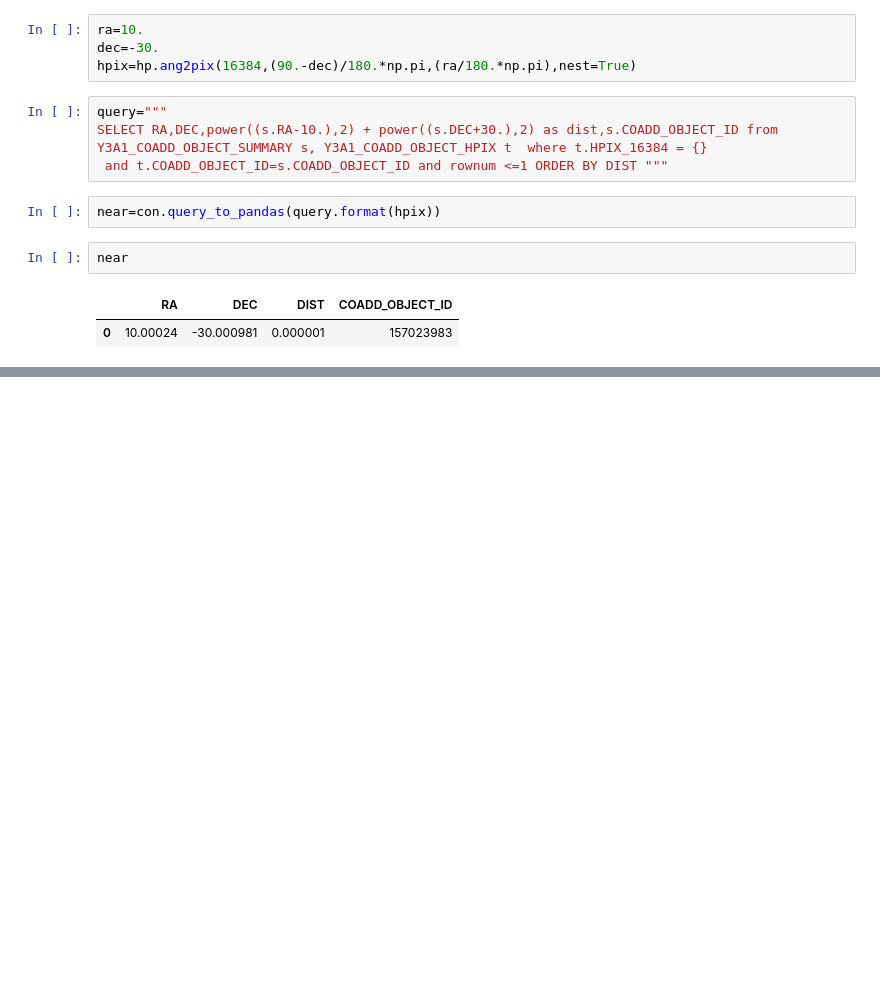
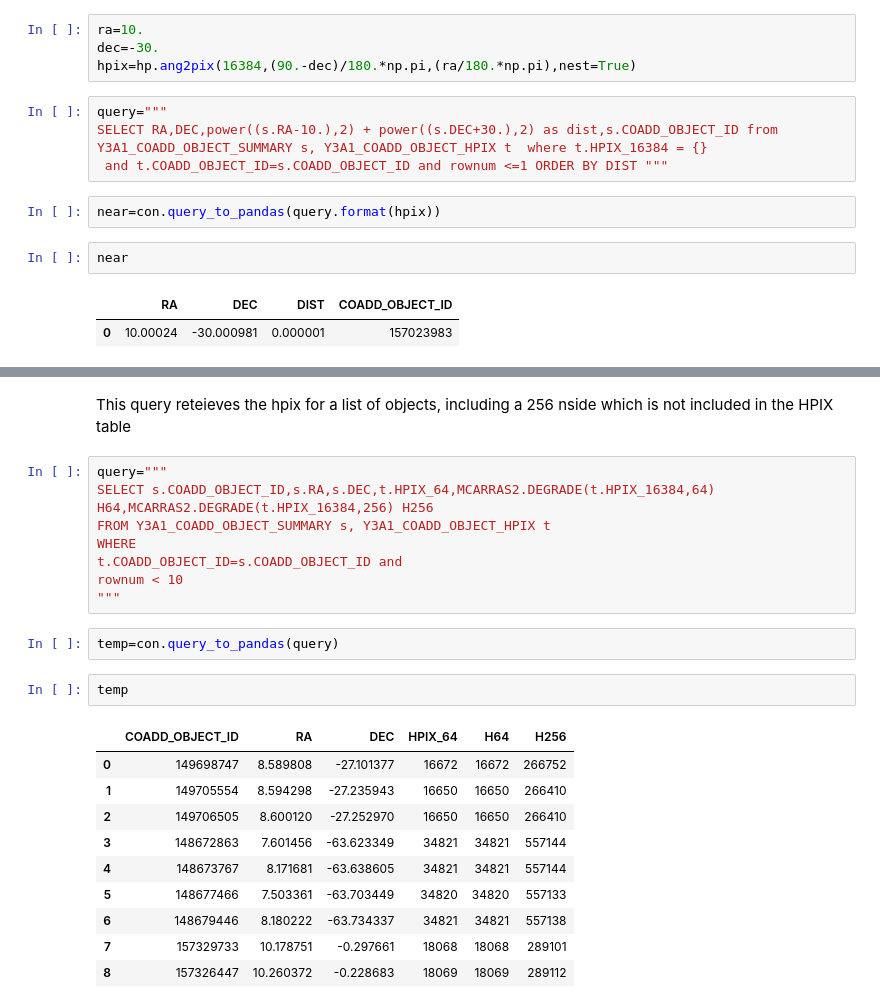
Before and after one commit to DarkEnergySurvey/data_access_examples, a Jupyter notebook: notebooks/healpix.ipynb, the cells around one changed output, grey strips where cells are left out. Saved outputs shown, nothing was run; the diff lists cells and outputs as text; blank space fills up the shorter version.

```diff
--- a/notebooks/healpix.ipynb
+++ b/notebooks/healpix.ipynb
@@ -122,0 +127,25 @@ near
+# %% [markdown]
+This query reteieves the hpix for a list of objects, including a 256 nside which is not included in the HPIX table
+# %%
+query="""
+SELECT s.COADD_OBJECT_ID,s.RA,s.DEC,t.HPIX_64,MCARRAS2.DEGRADE(t.HPIX_16384,64) H64,MCARRAS2.DEGRADE(t.HPIX_16384,256) H256
+FROM Y3A1_COADD_OBJECT_SUMMARY s, Y3A1_COADD_OBJECT_HPIX t
+WHERE
+t.COADD_OBJECT_ID=s.COADD_OBJECT_ID and
+rownum < 10
+"""
+# %%
+temp=con.query_to_pandas(query)
+# %%
+temp
+# %% [output]
+|  | COADD_OBJECT_ID | RA | DEC | HPIX_64 | H64 | H256 |
+| 0 | 149698747 | 8.589808 | -27.101377 | 16672 | 16672 | 266752 |
+| 1 | 149705554 | 8.594298 | -27.235943 | 16650 | 16650 | 266410 |
+| 2 | 149706505 | 8.600120 | -27.252970 | 16650 | 16650 | 266410 |
+| 3 | 148672863 | 7.601456 | -63.623349 | 34821 | 34821 | 557144 |
+| 4 | 148673767 | 8.171681 | -63.638605 | 34821 | 34821 | 557144 |
+| 5 | 148677466 | 7.503361 | -63.703449 | 34820 | 34820 | 557133 |
+| 6 | 148679446 | 8.180222 | -63.734337 | 34821 | 34821 | 557138 |
+| 7 | 157329733 | 10.178751 | -0.297661 | 18068 | 18068 | 289101 |
+| 8 | 157326447 | 10.260372 | -0.228683 | 18069 | 18069 | 289112 |
```
Also changed, not shown: parts of 1 cell of this notebook.
